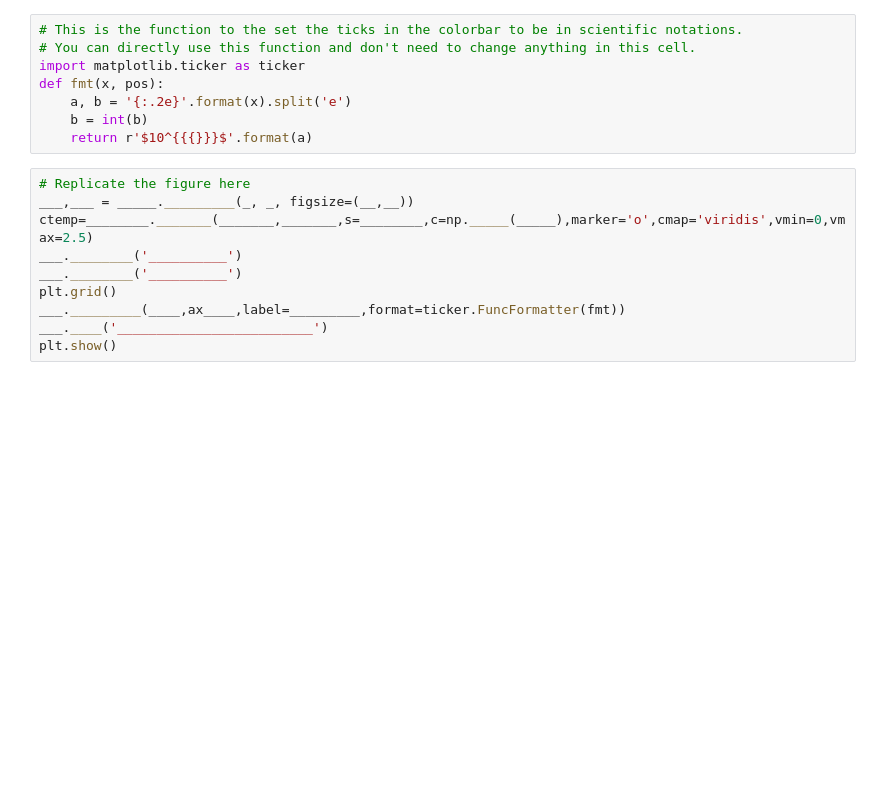
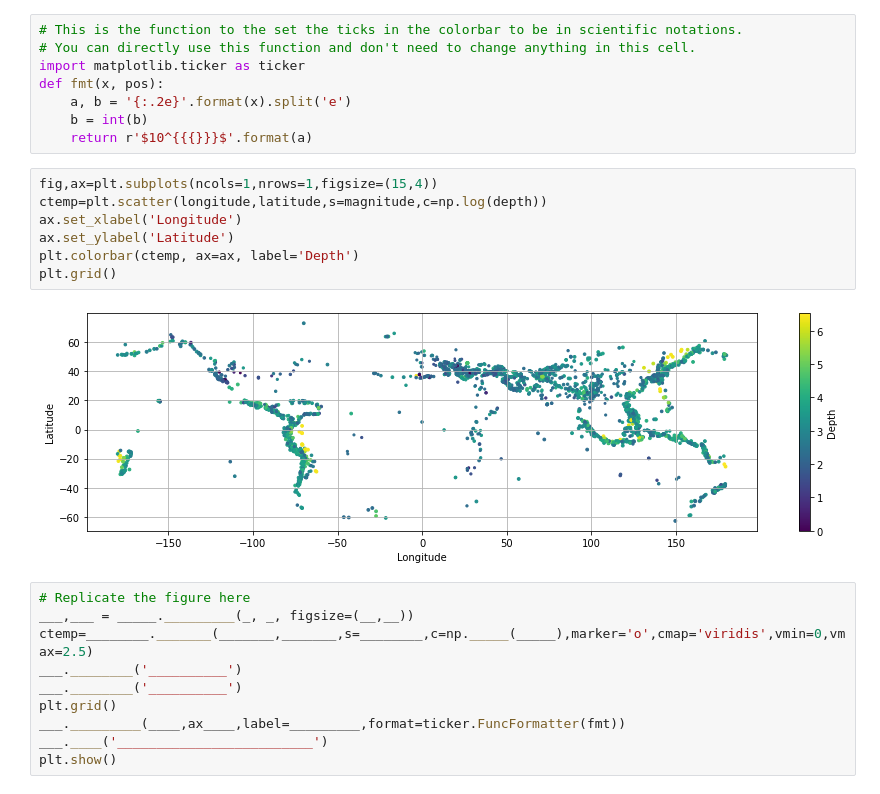
Before and after one commit to MaxHenk/2022_Intro_Python, a Jupyter notebook: Exercises/W2_S2.ipynb, the cells around one changed output. Drawn from its saved outputs; the diff is of its cells as text; blank space fills up the shorter version.

```diff
--- a/Exercises/W2_S2.ipynb
+++ b/Exercises/W2_S2.ipynb
@@ -134,6 +134,15 @@ def fmt(x, pos):
     a, b = '{:.2e}'.format(x).split('e')
     b = int(b)
     return r'$10^{{{}}}$'.format(a)
+# %%
+fig,ax=plt.subplots(ncols=1,nrows=1,figsize=(15,4))
+ctemp=plt.scatter(longitude,latitude,s=magnitude,c=np.log(depth))
+ax.set_xlabel('Longitude')
+ax.set_ylabel('Latitude')
+plt.colorbar(ctemp, ax=ax, label='Depth')
+plt.grid()
+# %% [output]
+[figure, added]
 # %%
 # Replicate the figure here
 ___,___ = _____._________(_, _, figsize=(__,__))
```
Also changed, not shown: parts of 2 cells of this notebook.
